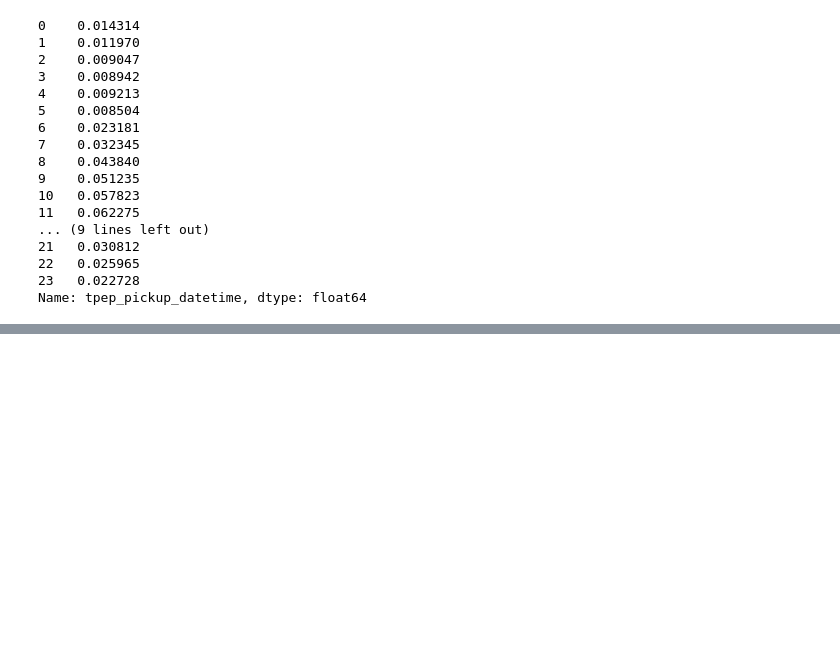
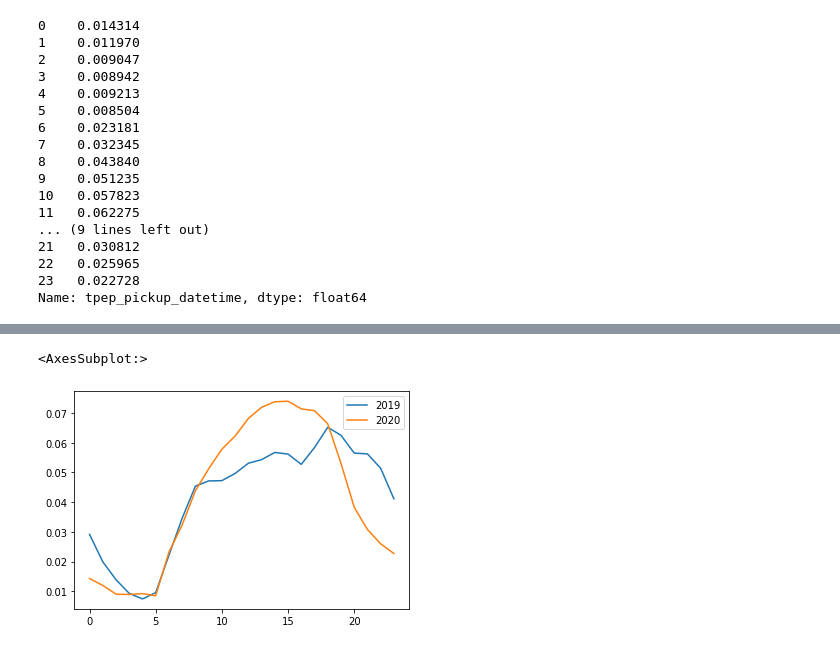
Before and after one commit to reuven/PyRVA-2021-11Nov-10, a Jupyter notebook: PyRVA - PyRVA-2021-11Nov-10.ipynb, the cells around one changed output, grey strips where cells are left out. Saved outputs shown, nothing was run; the diff lists cells and outputs as text; code cells hidden in the pictures; blank space fills up the shorter version.

```diff
--- a/PyRVA - PyRVA-2021-11Nov-10.ipynb
+++ b/PyRVA - PyRVA-2021-11Nov-10.ipynb
@@ -546,0 +568,6 @@ Name: tpep_pickup_datetime, dtype: float64
+# %%
+DataFrame({2019: df_0719['tpep_pickup_datetime'].dt.hour.value_counts(normalize=True).sort_index(),
+          2020: df_0720['tpep_pickup_datetime'].dt.hour.value_counts(normalize=True).sort_index()}).plot.line()
+# %% [output]
+<AxesSubplot:>
+[figure, added]
```
Also changed, not shown: parts of 1 cell of this notebook.
